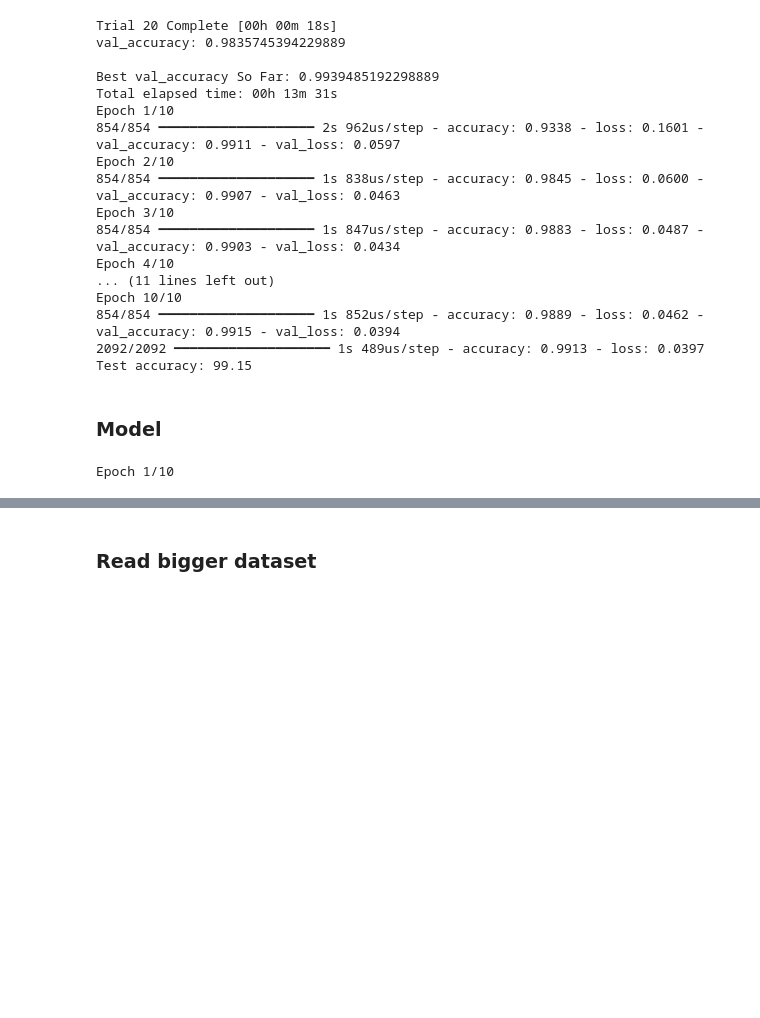
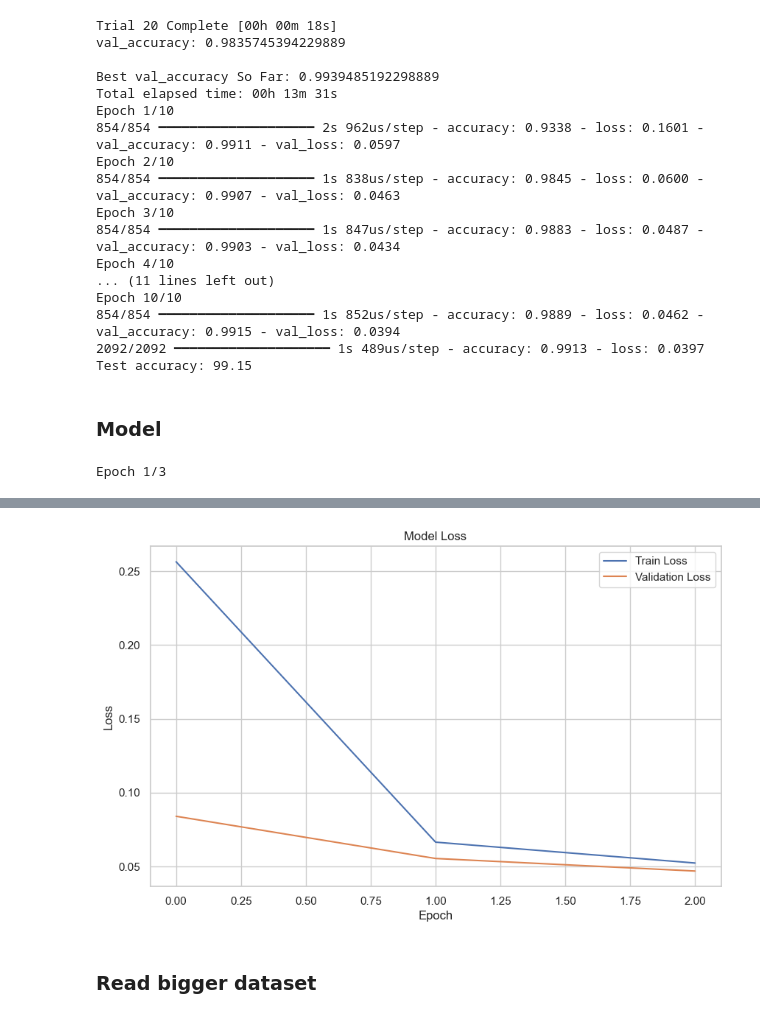
Before and after one commit to dwdwjtwcz/ids2017-anomaly-detection, a Jupyter notebook: models.ipynb, the cells around one changed output, grey strips where cells are left out. Drawn from its saved outputs; the diff is of its cells as text; code cells hidden in the pictures; blank space fills up the shorter version.

```diff
--- a/models.ipynb
+++ b/models.ipynb
@@ -316,20 +315,43 @@ X = df.drop('Label', axis=1)
 y = df['Label']
 X_train, X_test, y_train, y_test = train_test_split(X, y, test_size=0.3, random_state=42)
 
+# Define the scaler
+scaler = StandardScaler()
+
+# Fit the scaler on the training data and transform both training and test data
+X_train_scaled = scaler.fit_transform(X_train)
+X_test_scaled = scaler.transform(X_test)
+
 # Define the model
 model = Sequential()
-model.add(Dense(64, input_dim=X_train.shape[1], activation='relu'))
-model.add(Dense(28, activation='relu'))
+model.add(Dense(18, input_dim=X_train_scaled.shape[1], activation='relu'))
+model.add(Dense(12, activation='relu'))
 model.add(Dense(1, activation='sigmoid'))
 
 # Compile the model
 model.compile(loss='binary_crossentropy', optimizer='adam', metrics=['accuracy'])
 
 # Train the model
-model.fit(X_train, y_train, epochs=10, batch_size=128)
+history = model.fit(
+    X_train_scaled,
+    y_train,
+    epochs=3,
+    batch_size=128,
+    validation_data=(X_test_scaled, y_test)
+)
 
 # Evaluate the model
-loss, accuracy = model.evaluate(X_test, y_test)
+loss, accuracy = model.evaluate(X_test_scaled, y_test)
 print('Test accuracy: %.2f' % (accuracy*100))
+
+# Plotting the loss
+plt.figure(figsize=(10, 6))
+plt.plot(history.history['loss'], label='Train Loss')
+plt.plot(history.history['val_loss'], label='Validation Loss')
+plt.title('Model Loss')
+plt.ylabel('Loss')
+plt.xlabel('Epoch')
+plt.legend(loc='upper right')
+plt.show()
 # %% [output]
-Epoch 1/10
+Epoch 1/3
@@ -353,3 +365,4 @@ Test accuracy: 99.85
+[figure, added]
 # %% [markdown]
 ### Read bigger dataset
 # %%
```
Also changed, not shown: parts of 8 cells of this notebook.
